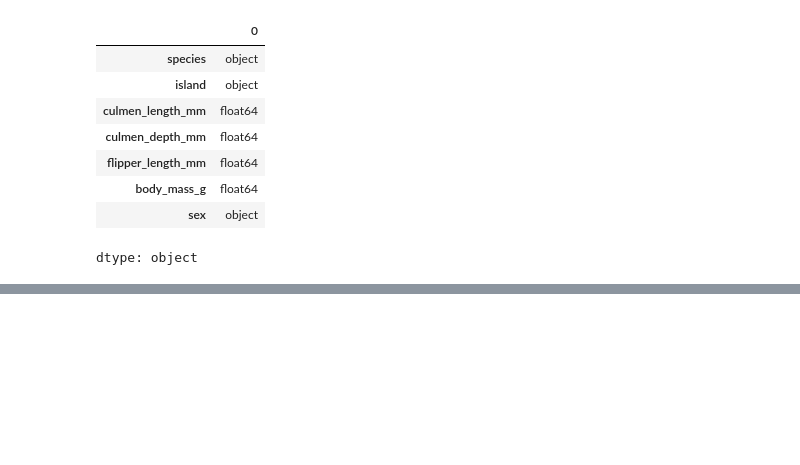
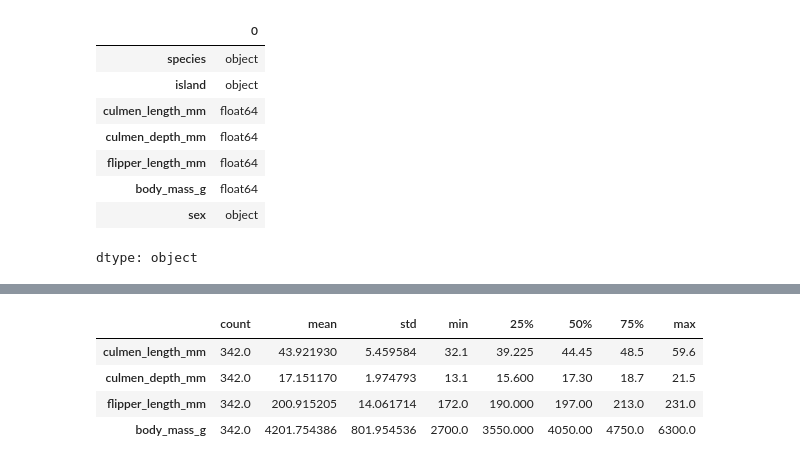
Before and after one commit to Aerospace-prog/Python-For-AI-Ml, a Jupyter notebook: Python_For_Ai_Ml.ipynb, the cells around one changed output, grey strips where cells are left out. Drawn from its saved outputs; the diff is of its cells as text; code cells hidden in the pictures; blank space fills up the shorter version.

```diff
--- a/Python_For_Ai_Ml.ipynb
+++ b/Python_For_Ai_Ml.ipynb
@@ -2950,0 +3036,10 @@ dtype: object
+# %%
+# Statistical summary of my data (numerical columns)
+
+df.describe().T
+# %% [output]
+|  | count | mean | std | min | 25% | 50% | 75% | max |
+| culmen_length_mm | 342.0 | 43.921930 | 5.459584 | 32.1 | 39.225 | 44.45 | 48.5 | 59.6 |
+| culmen_depth_mm | 342.0 | 17.151170 | 1.974793 | 13.1 | 15.600 | 17.30 | 18.7 | 21.5 |
+| flipper_length_mm | 342.0 | 200.915205 | 14.061714 | 172.0 | 190.000 | 197.00 | 213.0 | 231.0 |
+| body_mass_g | 342.0 | 4201.754386 | 801.954536 | 2700.0 | 3550.000 | 4050.00 | 4750.0 | 6300.0 |
```
Also changed, not shown: parts of 9 cells of this notebook.
